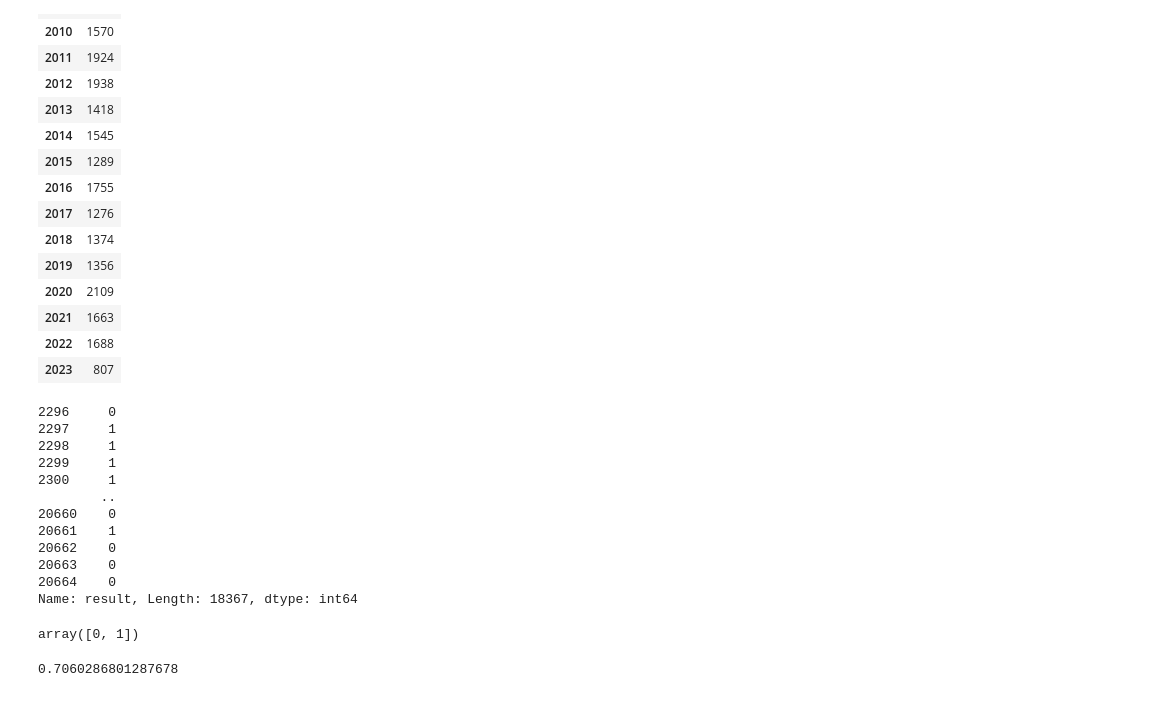
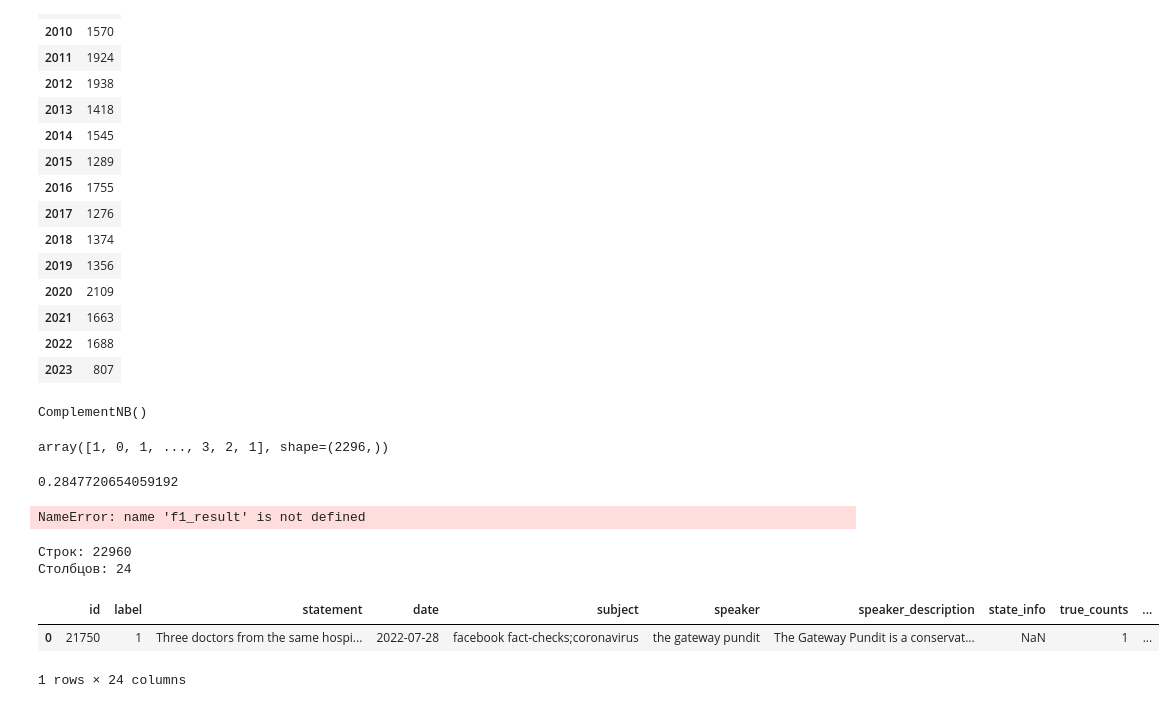
Before and after one commit to Ilian2802/SHPAD2026, a Jupyter notebook: main.ipynb, the cells around one changed output. Drawn from its saved outputs; the diff is of its cells as text; code cells hidden in the pictures.

```diff
--- a/main.ipynb
+++ b/main.ipynb
@@ -200,19 +204,8 @@ x = bow_matrix
 y = data[data['type'] == 'train']['result'].astype(int)
 
 model = ComplementNB(norm=False)
-model.fit(x, y.values)
-y
+
+model.fit(x, data[data['type'] == 'train']['label'])
 # %% [output]
-2296     0
-2297     1
-2298     1
-2299     1
-2300     1
-        ..
-20660    0
-20661    1
-20662    0
-20663    0
-20664    0
-Name: result, Length: 18367, dtype: int64
+ComplementNB()
 # %%
@@ -226,15 +219,15 @@ x = bow_matrix_test
 
 y_predict = model.predict(x)
 y_predict
-model.classes_
 # %% [output]
-array([0, 1])
+array([1, 0, 1, ..., 3, 2, 1], shape=(2296,))
 # %%
-f1 = f1_score(data[data['type'] == 'test']['result'].astype(int), y_predict, average='macro')
+f1 = f1_score(data[data['type'] == 'test']['label'].astype(int), y_predict, average='macro')
 print(f1)
 f1_result({"model": "ComplementNB", 'f1_score': f1, 'norm': False, 'n_gramm': '(1, 2)'})
 # %% [output]
-0.7060286801287678
+0.2847720654059192
+NameError: name 'f1_result' is not defined
 # %%
 
 def f1_result(data):
@@ -247,3 +240,15 @@ def f1_result(data):
 
     with open('results.yaml', 'w', encoding='utf-8') as f:
         yaml.dump(yaml_data, f, allow_unicode=True, default_flow_style=False, sort_keys=False)
+# %%
+rows, cols = data.shape
+
+print(f"Строк: {rows}")
+print(f"Столбцов: {cols}")
+data.head(1)
+# %% [output]
+Строк: 22960
+Столбцов: 24
+|  | id | label | statement | date | subject | speaker | speaker_description | state_info | true_counts | ... |
+| 0 | 21750 | 1 | Three doctors from the same hospi... | 2022-07-28 | facebook fact-checks;coronavirus | the gateway pundit | The Gateway Pundit is a conservat... | NaN | 1 | ... |
+1 rows × 24 columns
```
Also changed, not shown: parts of 6 cells of this notebook, 1 other file.
